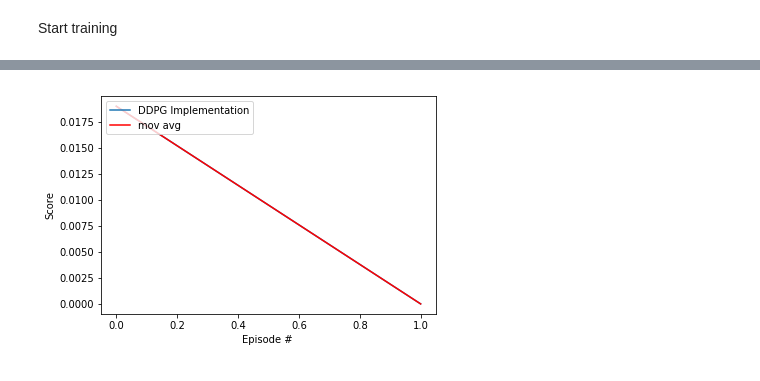
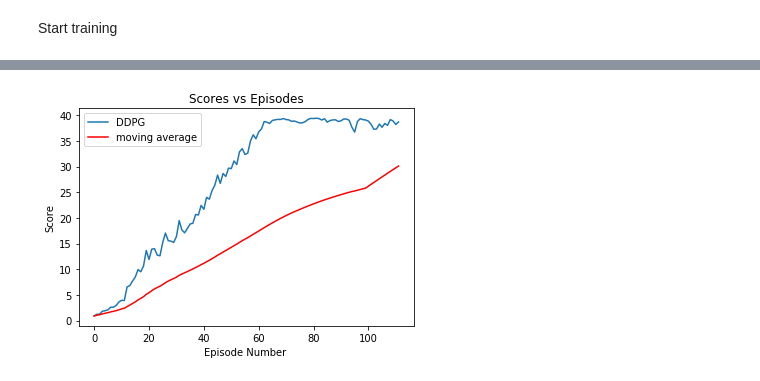
Before and after one commit to elicatinthebox/p2_continuous-control, a Jupyter notebook: Continuous_Control.ipynb, the cells around one changed output, grey strips where cells are left out. Drawn from its saved outputs; the diff is of its cells as text; code cells hidden in the pictures.

````diff
--- a/Continuous_Control.ipynb
+++ b/Continuous_Control.ipynb
@@ -33,7 +53,7 @@ For instance, if you are using a Mac, then you downloaded `Reacher.app`.  If thi
 env = UnityEnvironment(file_name="Reacher.app")
 ```
 # %%
-env = UnityEnvironment(file_name='Reacher.app')
+env = UnityEnvironment(file_name='Reacher_Linux_NoVis/Reacher.x86_64')
 # %% [output]
 INFO:unityagents:
 'Academy' started successfully!
@@ -208,4 +230,5 @@ Start training
 # %%
+with active_session():
     agent = Agent(state_size=state_size, action_size=action_size, random_seed=1)
     scores, avgs = ddpg()
 # %% [output]
@@ -216,16 +251,14 @@ import os
 
 os.environ['KMP_DUPLICATE_LIB_OK']='True'
 # %%
-# Scores Plot
-import matplotlib.pyplot as plt
-
 fig = plt.figure()
 ax = fig.add_subplot(111)
-plt.plot(np.arange(len(scores)), scores, label='DDPG Implementation')
-plt.plot(np.arange(len(scores)), avgs, c='r', label='mov avg')
+plt.title("Scores vs Episodes")
+plt.plot(np.arange(len(scores)), scores, label='DDPG')
+plt.plot(np.arange(len(scores)), avgs, c='r', label='moving average')
 plt.ylabel('Score')
-plt.xlabel('Episode # ')
+plt.xlabel('Episode Number ')
 plt.legend(loc='upper left');
 plt.show()
 # %% [output]
-[figure, old version]
+[figure, new version]
````
Also changed, not shown: parts of 5 cells of this notebook, 2 other files.
